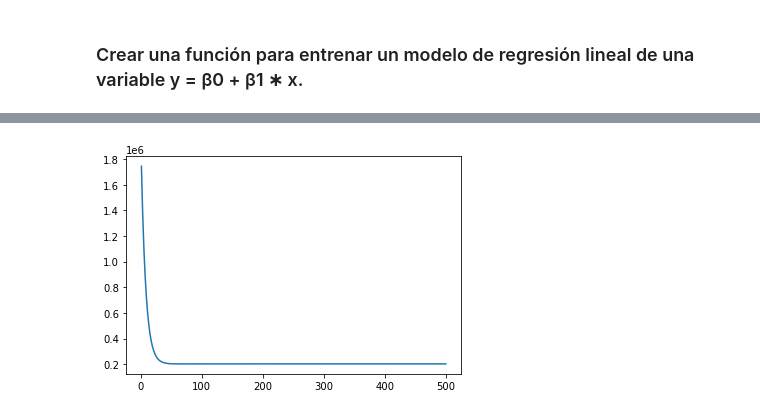
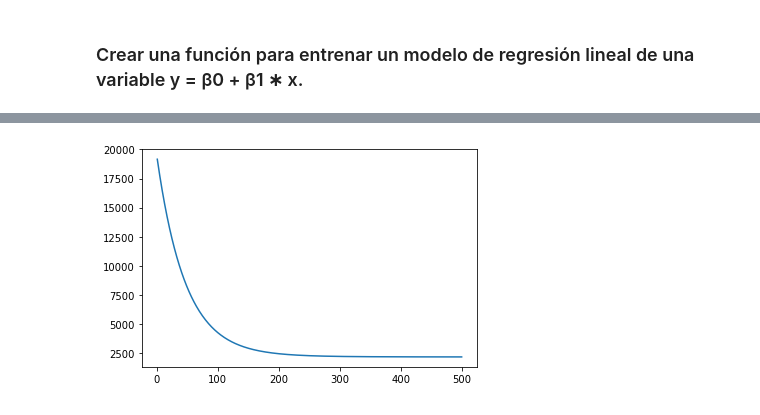
Before and after one commit to yalicar/proyecto_ADP, a Jupyter notebook: modelo.ipynb, the cells around one changed output, grey strips where cells are left out. Cells and saved outputs as stored; diff of their text form; code cells hidden in the pictures.

```diff
--- a/modelo.ipynb
+++ b/modelo.ipynb
@@ -42,9 +42,10 @@ float64
 float64
 # %%
 #print((X_train))
-X_train=np.reshape(X_train,(-1,1))/100 # Vector
-y_train=np.reshape(y_train,(-1,1))/100 # Vector
+X_train=np.reshape(X_train,(-1,1))/1000 # Vector
+y_train=np.reshape(y_train,(-1,1))/1000 #Vector dividido entre 1000 ya que las variables se desvordan por ser valores muy grandes
 
 y_train.shape
 print(X_train)
+print(y_train)
 # %% [output]
@@ -80,23 +98,24 @@ print(funCosto(X_train,y_train,np.array([[0],[15]])))
 # %%
 def DescGrad(x, y, α, epochs):
-    J = []
-    n_iter = []
-    theta = np.zeros([2, 1]) # Inicializacion de los parametros b0 y b1 del modelo
-    x=np.hstack([x,np.ones_like(x)]) # Matriz de dos columnas
-    m=len(x)
+    his_cost = []                       # Lista vacia para almacenar el error en cada iteracion
+    n_iter = []                         # Lista vacia para almacenar el numero de iteracion correcpondiente al error
+    theta = np.zeros([2, 1])            # Inicializacion de los parametros b0 y b1 del modelo
+    x=np.hstack([x,np.ones_like(x)])    # Matriz compuesta de dos columnas
+    hist_theta=[]                       # Lista vacia para almacenar todos los betas
+    m=len(x)                            # Longitud del arreglo
     for _ in range(epochs):
         theta[0][0] = theta[0][0] - α * np.sum((x.dot(theta) - y)) / (m)
         theta[1][0] = theta[1][0] - α * np.sum(np.transpose((x.dot(theta) - y)) * (np.transpose(np.transpose(x)[1]))) / (m)
-
-        J.append(funCosto(X_train, y_train, theta))
+        hist_theta.append([theta[0][0],theta[1][0]])
+        his_cost.append(funCosto(X_train, y_train, theta))
         n_iter.append(_)
 
-    df = pd.DataFrame([n_iter, J])
+    df = pd.DataFrame([n_iter,his_cost])
     df = df.transpose()
-    #DGEst.reset_index(inplace=True)
-    df.columns = ['N_ITER', 'J']
-    df['N_ITER'] = df['N_ITER'] + 1
 
-    return theta, df
+    df.columns = ['# Iteracion', 'Error']
+    df['# Iteracion'] = df['# Iteracion'] + 1
+
+    return theta,df,np.array(hist_theta)
 # %%
-BETAS, Iter = DescGrad(X_train,y_train, α = 0.005, epochs = 500)
+BETAS, Iter, thetas_hist = DescGrad(X_train,y_train, α = 0.005, epochs = 500)
@@ -119,6 +151,5 @@ Iter
 # %%
-plt.plot(Iter["N_ITER"],Iter["J"])
-#plt.scatter(X_test,y_test)
+plt.plot(Iter["# Iteracion"],Iter["Error"])
 plt.show()
 # %% [output]
-[figure, old version]
+[figure, new version]
```
Also changed, not shown: parts of 8 cells of this notebook, 2 other files.
